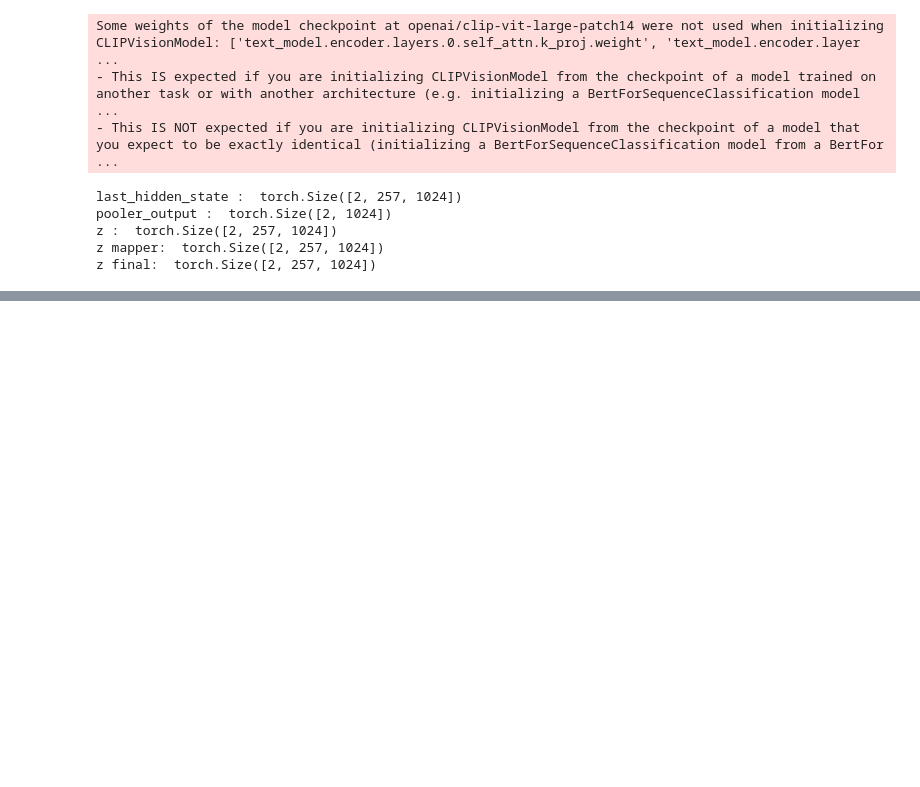
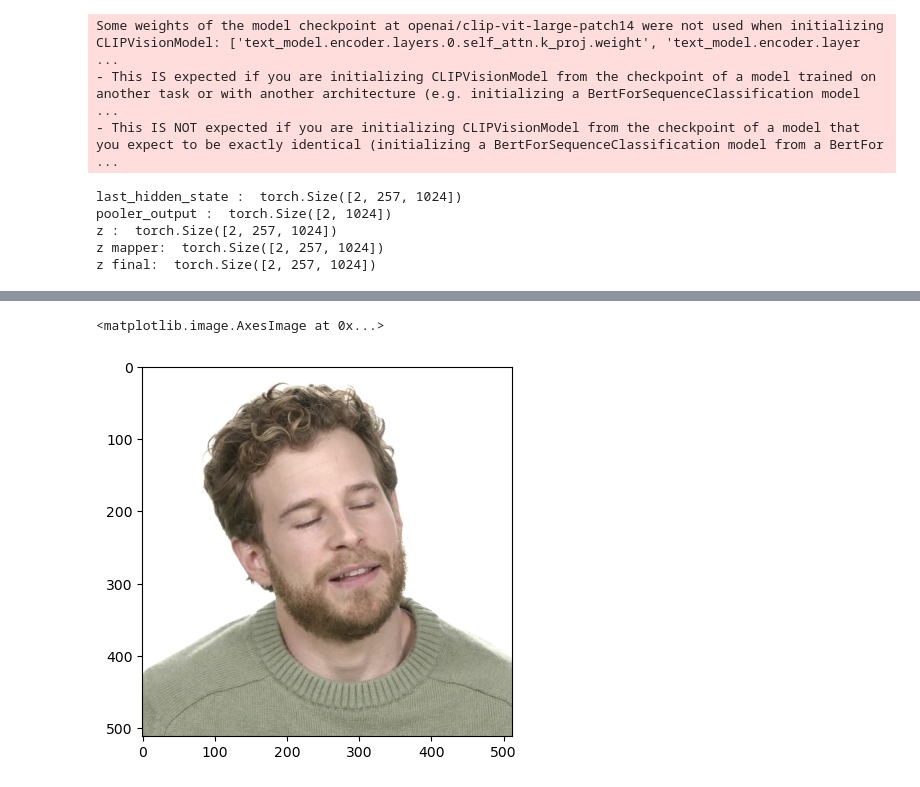
Before and after one commit to over-dosed/HeadSwap_diffusion, a Jupyter notebook: test.ipynb, the cells around one changed output, grey strips where cells are left out. Drawn from its saved outputs; the diff is of its cells as text; code cells hidden in the pictures; blank space fills up the shorter version.

```diff
--- a/test.ipynb
+++ b/test.ipynb
@@ -436,0 +496,7 @@ z final:  torch.Size([2, 257, 1024])
+# %%
+source_image_path = '/data0/wc_data/VFHQ/train/Clip+Y8k-XLGO2SY+P0+C0+F950-1055/00000067.png'
+source_image = np.asarray(Image.open(source_image_path).convert("RGB"))
+plt.imshow(source_image)
+# %% [output]
+<matplotlib.image.AxesImage at 0x...>
+[figure, added]
```
Also changed, not shown: parts of 7 cells of this notebook, 6 other files.
